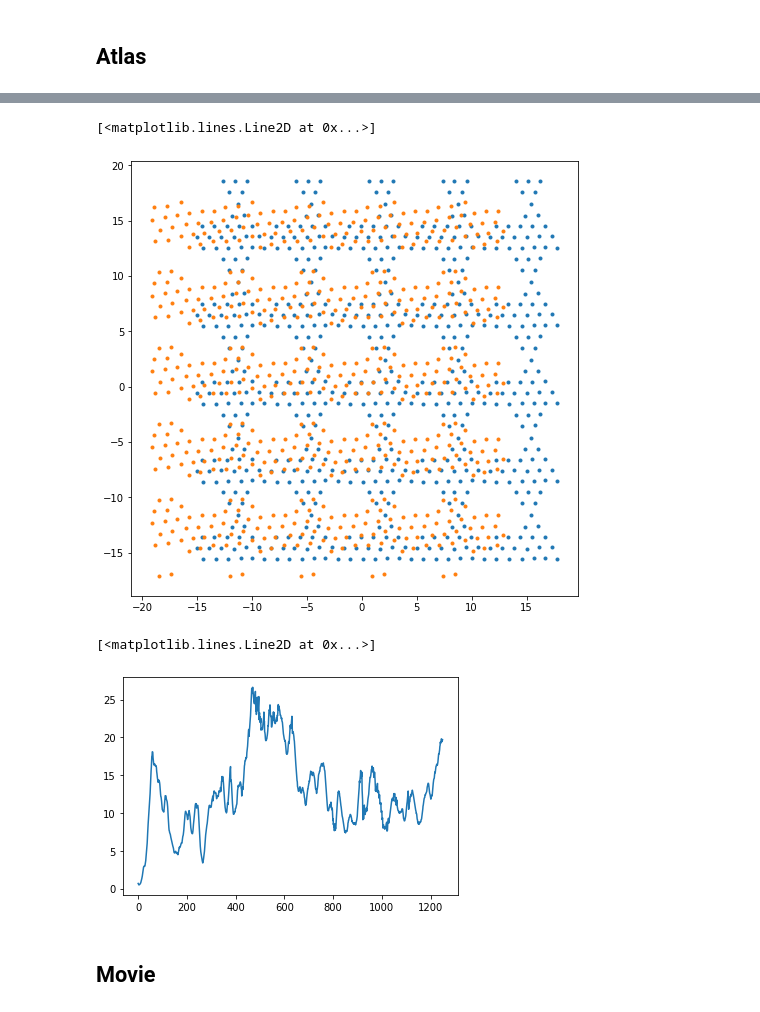
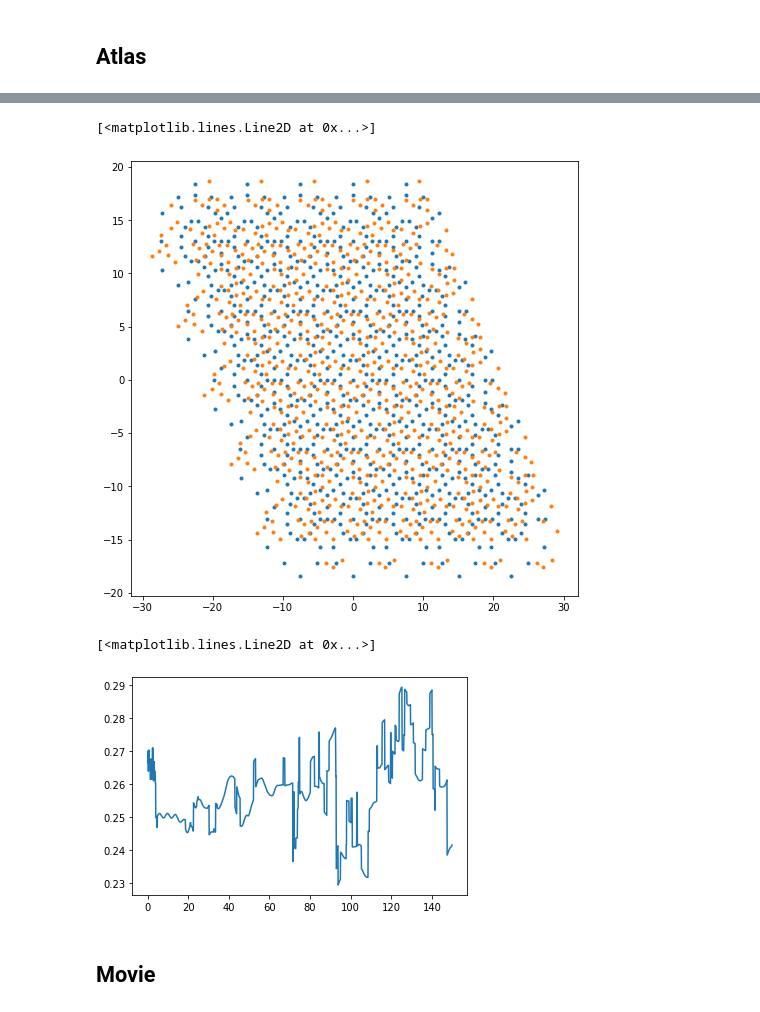
Before and after one commit to whitead/symd, a Jupyter notebook: notebooks/Sims.ipynb, the cells around one changed output, grey strips where cells are left out. Saved outputs shown, nothing was run; the diff lists cells and outputs as text; code cells hidden in the pictures.

Commit message:
Some progress on crystals

```diff
--- a/notebooks/Sims.ipynb
+++ b/notebooks/Sims.ipynb
@@ -132,14 +130,12 @@ def compute_symm(positions, gnum, cell, ndim, n):
 def rmsd(p1, p2):
     return np.mean((p1 - p2)**2, axis=(1,2))
 # %%
-def crystal(n, cell, group, w=None, retries=5, steps=10**6, ndims=2):
-    if w is not None:
-        raise NotImplemented()
+def crystal(n, cell, group, w=None, retries=5, steps=10**5, ndims=2):
     for _ in range(retries):
         try:
             # NPT
             md = symd.Symd(nparticles=n, cell=cell, ndims=ndims, images=2, force='lj', wyckoffs=w,
-              group=group, steps=steps, exeDir='crystal', pressure=1, temperature=0.05, start_temperature=0.1)
+              group=group, steps=steps, exeDir='crystal', pressure=1.0, temperature=0.05, start_temperature=0.1)
             md.remove_overlap()
             md.shrink()
             md.log_positions()
@@ -149,28 +145,32 @@ def crystal(n, cell, group, w=None, retries=5, steps=10**6, ndims=2):
             md.runParams['temperature'] = 0.05
             md.runParams['Pressure'] = None
             md.runParams['steps'] = steps // 4
-            md.run()
+            #md.run()
             config = md.positions[-1]
 
             # Stability
             fp = np.loadtxt(md.runParams['final_positions'])
+            cell = md.read_cell()
             m = fp.shape[0]
+            md2 = symd.Symd(nparticles=m, cell=cell, ndims=2, images=2, force='lj', wyckoffs=None,
+              group=1, steps=2 * 1500, exeDir='melt', temperature=None, start_temperature=0)
+            # run once to get melting traj
+            # then again for longer with longer period
+            md2.log_positions(period=2)
+            md2.runParams['start_positions'] = md.runParams['final_positions']
+            md2.run()
+            traj = md2.positions
+            md2.runParams['steps'] = steps // 4
+            md2.log_positions(period=int(1 / md2.runParams['time_step']))
+            #md2.run()
+            #csm = rmsd(md2.positions[:,:m], config[:m])
             csm = []
-            for ti in [0.05, 0.1, 0.2]:
-                md2 = symd.Symd(nparticles=m, cell=md.read_cell(), ndims=2, images=2, force='lj', wyckoffs=w,
-                  group=1, steps=steps // 4, exeDir='crystal', temperature=0.2, start_temperature=0)
-                md2.log_positions(period=int(1 / md2.runParams['time_step']))
-                md2.runParams['start_positions'] = md.runParams['final_positions']
-                md2.run()
-                csm.extend(rmsd(md2.positions[:,:m], config[:m]))
-            #csm = []
-            #for i in range(md2.positions.shape[0]):
-                #csm.append(compute_symm(md2.positions[i], group, md2.read_cell(), ndims, n))
+            for i in range(md2.positions.shape[0]):
+                csm.append(compute_symm(md2.positions[i], group, md2.read_cell(), ndims, n))
             break
         except RuntimeError as e:
             print(e)
-            md = None
-    return config, md2.positions[-1], csm
+    return config, md2.positions[-1], csm, traj
 # %%
-config, config2, csm = crystal(25, [20, 20], 1)
+config, config2, csm, traj = crystal(6, [20, 20], 17, w=1)
 # %% [output]
@@ -182,12 +197,12 @@ plt.plot(config[:,0], config[:,1], '.')
 plt.plot(config2[:,0], config2[:,1], '.')
 # %% [output]
 [<matplotlib.lines.Line2D at 0x...>]
-[figure, old version]
+[figure, new version]
 # %%
-plt.plot(csm)
+plt.plot(np.arange(len(csm)) / 10, csm)
 # %% [output]
 [<matplotlib.lines.Line2D at 0x...>]
-[figure, old version]
+[figure, new version]
 # %%
 for i,t in enumerate(titles):
     print(t)
```
Also changed, not shown: parts of 4 cells of this notebook, 1 other file.
